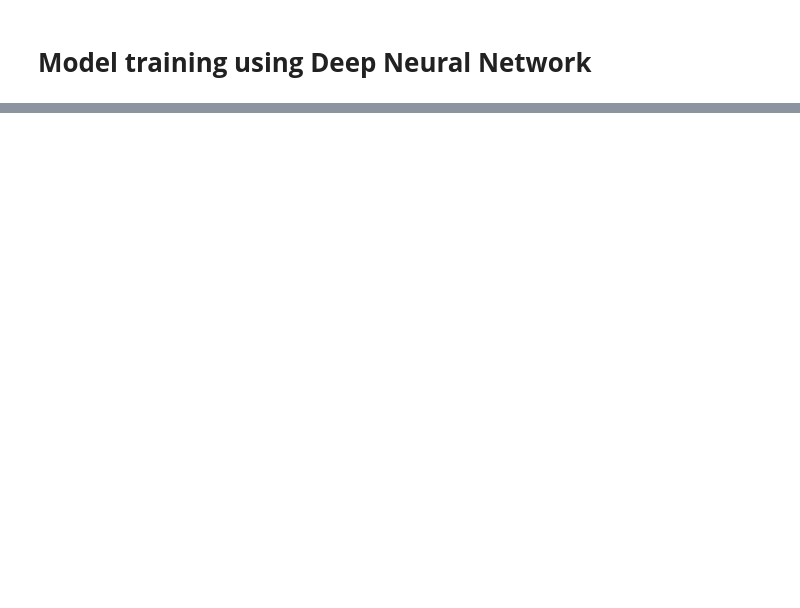
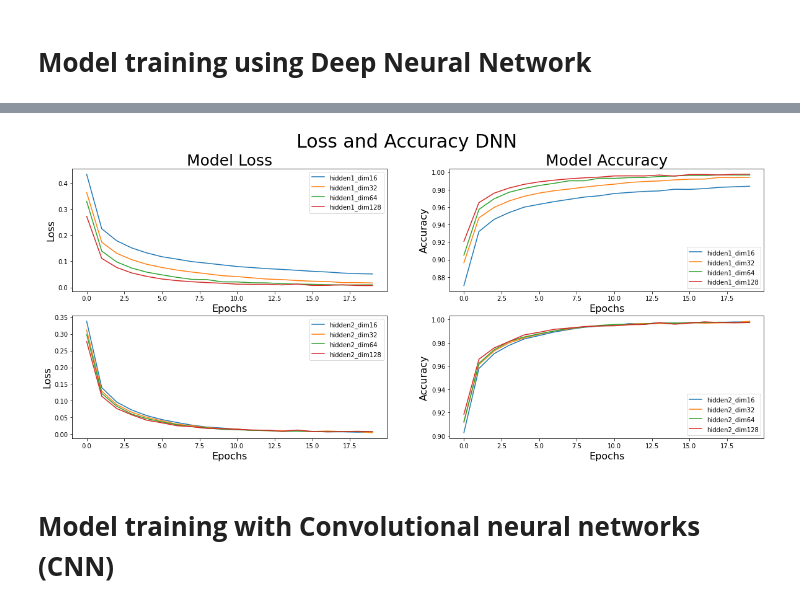
Before and after one commit to ktripa/CPSC-8430-HW1, a Jupyter notebook: Q1_2_MNIST_Data_Classification.ipynb, the cells around one changed output, grey strips where cells are left out. Saved outputs shown, nothing was run; the diff lists cells and outputs as text; code cells hidden in the pictures; blank space fills up the shorter version.

```diff
--- a/Q1_2_MNIST_Data_Classification.ipynb
+++ b/Q1_2_MNIST_Data_Classification.ipynb
@@ -41,12 +75,14 @@ The first handwrittern digit is : 5
 # %%
-model_dnn=keras.models.Sequential(
+history1={}
+for i in range(4):
+  model1=keras.models.Sequential(
     [keras.layers.Flatten(),
      keras.layers.Dense(128,activation=tf.nn.relu),
-     keras.layers.Dense(128,activation=tf.nn.relu),
+     keras.layers.Dense(hid[i],activation=tf.nn.relu),
      keras.layers.Dense(10,activation=tf.nn.softmax),
     ]
-)
-model_dnn.compile(optimizer='adam',loss='sparse_categorical_crossentropy',metrics=['accuracy'])
-model_dnn.fit(train_images, train_labels, epochs=20, callbacks=[callbacks])
+  )
+  model1.compile(optimizer='adam',loss='sparse_categorical_crossentropy',metrics=['accuracy'])
+  history1[i]= model1.fit(train_images, train_labels, epochs=20,  validation_split=0.1,  batch_size=32)
 # %% [output]
 Epoch 1/20
@@ -77,0 +132,48 @@ The validation accuracy is : 0.9772999882698059
+# %%
+fig =plt.figure(figsize=(20,8))
+fig.suptitle('Loss and Accuracy DNN',fontsize=30)
+#ax1
+ax1 = fig.add_subplot(2,2,1)
+ax1.plot(history[0].history['loss'],label='hidden1_dim16')
+ax1.plot(history[1].history['loss'],label='hidden1_dim32')
+ax1.plot(history[2].history['loss'],label='hidden1_dim64')
+ax1.plot(history[3].history['loss'],label='hidden1_dim128')
+ax1.set_title("Model Loss",fontsize=25)
+ax1.set_xlabel('Epochs',fontsize=16)
+ax1.legend(loc='best')
+ax1.set_ylabel('Loss',fontsize=16)
+#ax2
+ax2 = fig.add_subplot(2,2,2)
+ax2.plot(history[0].history['accuracy'],label='hidden1_dim16')
+ax2.plot(history[1].history['accuracy'],label='hidden1_dim32')
+ax2.plot(history[2].history['accuracy'],label='hidden1_dim64')
+ax2.plot(history[3].history['accuracy'],label='hidden1_dim128')
+ax2.set_title("Model Accuracy",fontsize=25)
+ax2.set_xlabel('Epochs',fontsize=16)
+ax2.legend(loc='best')
+ax2.set_ylabel('Accuracy',fontsize=16)
+#ax3
+ax3 = fig.add_subplot(2,2,3)
+ax3.plot(history1[0].history['loss'],label='hidden2_dim16')
+ax3.plot(history1[1].history['loss'],label='hidden2_dim32')
+ax3.plot(history1[2].history['loss'],label='hidden2_dim64')
+ax3.plot(history1[3].history['loss'],label='hidden2_dim128')
+ax3.set_xlabel('Epochs',fontsize=16)
+ax3.legend(loc='best')
+ax3.set_ylabel('Loss',fontsize=16)
+#ax4
+ax4 = fig.add_subplot(2,2,4)
+ax4.plot(history1[0].history['accuracy'],label='hidden2_dim16')
+ax4.plot(history1[1].history['accuracy'],label='hidden2_dim32')
+ax4.plot(history1[2].history['accuracy'],label='hidden2_dim64')
+ax4.plot(history1[3].history['accuracy'],label='hidden2_dim128')
+ax4.set_xlabel('Epochs',fontsize=16)
+ax4.legend(loc='best')
+ax4.set_ylabel('Accuracy',fontsize=16)
+
+# Show the figure
+fig.show()
+# Download the figure
+fig.savefig("Q1_2_LossAcc.png")
+files.download("Q1_2_LossAcc.png")
+# %% [output]
@@ -77,0 +182,3 @@ The validation accuracy is : 0.9772999882698059
+[figure, added]
+# %% [markdown]
+# **Model training with Convolutional neural networks (CNN)**
```
Also changed, not shown: parts of 14 cells of this notebook.
